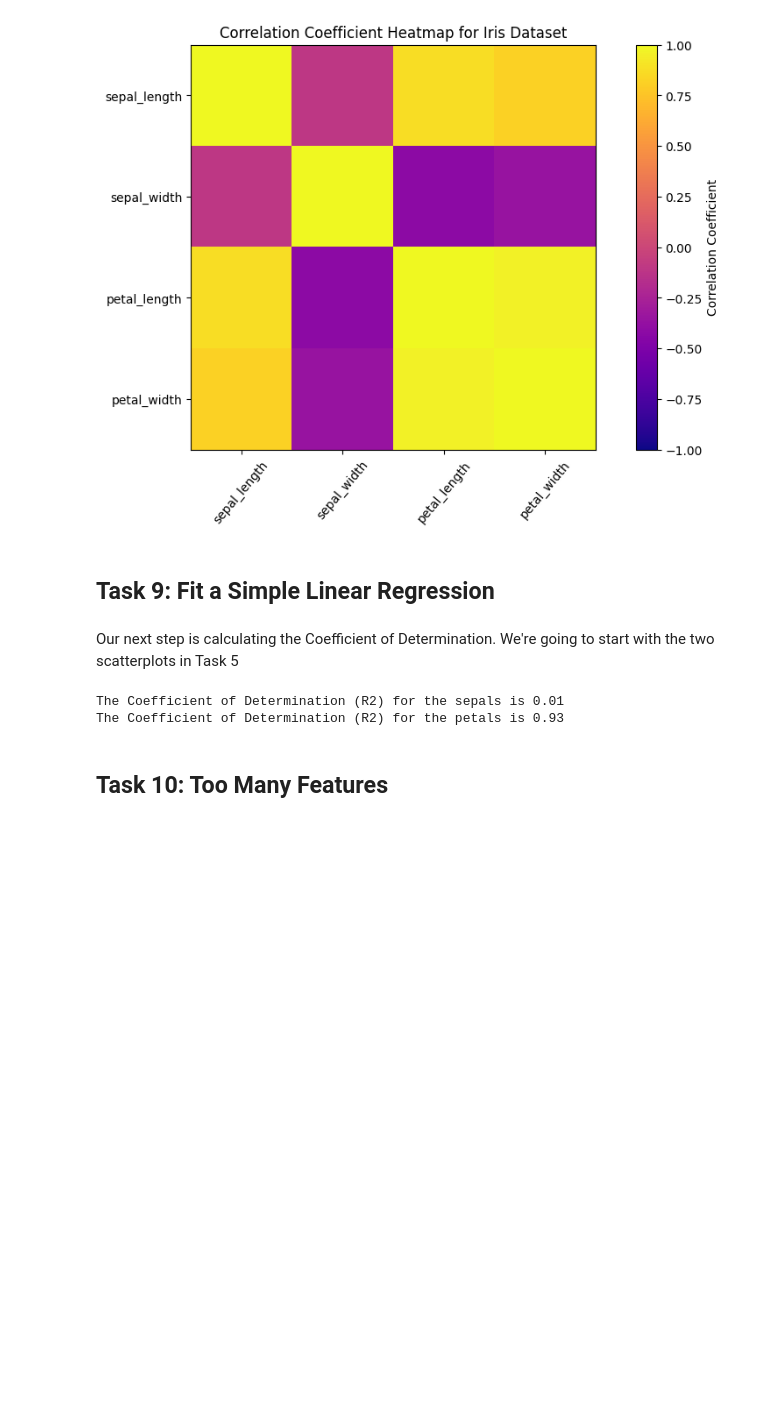
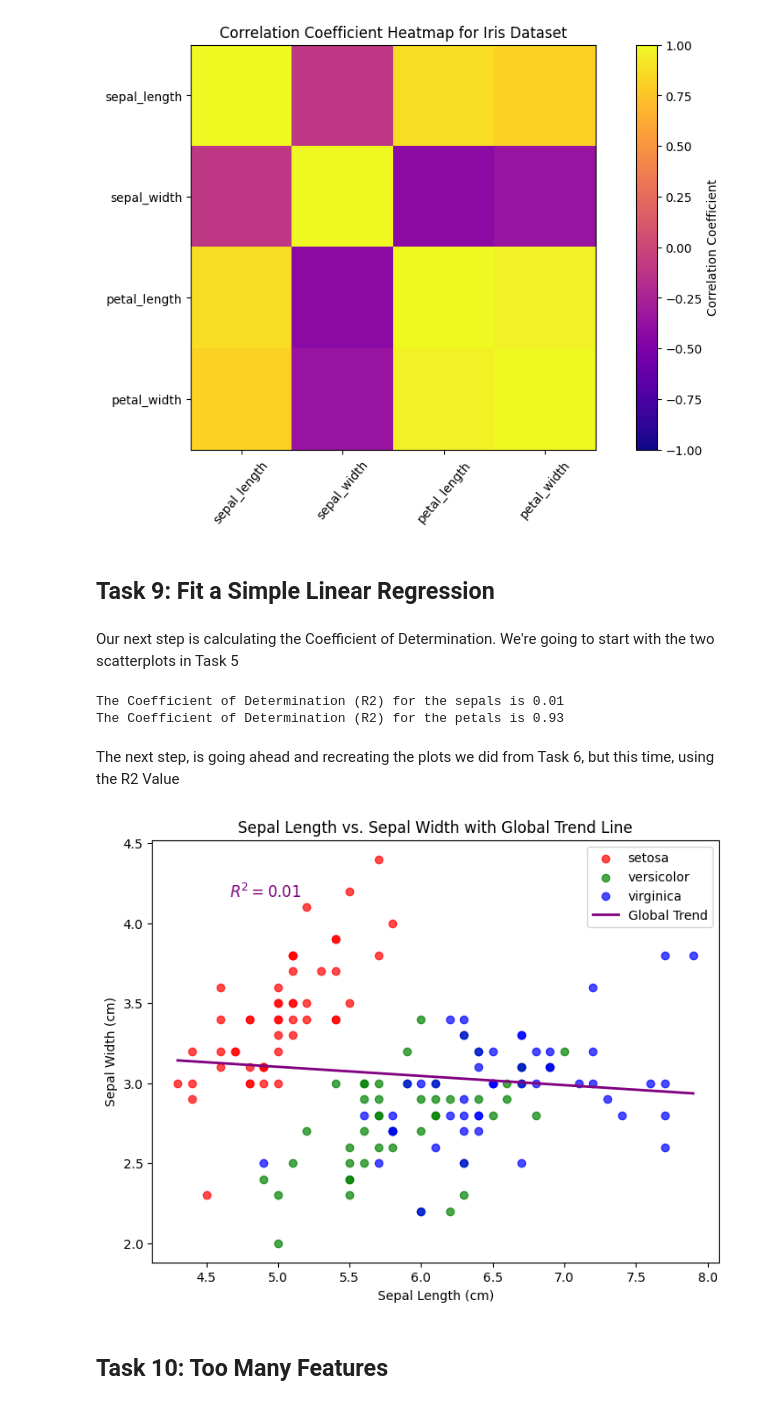
Before and after one commit to LoicBagnoud/principles_of_data_analytics, a Jupyter notebook: tasks.ipynb, the cells around one changed output. Saved outputs shown, nothing was run; the diff lists cells and outputs as text; code cells hidden in the pictures; blank space fills up the shorter version.

Commit message:
Task 9 continuation and Requirements file updated

```diff
--- a/tasks.ipynb
+++ b/tasks.ipynb
@@ -601,5 +601,36 @@ print(f"The Coefficient of Determination (R2) for the petals is {coeff_deter_pet
 # %% [output]
 The Coefficient of Determination (R2) for the sepals is 0.01
 The Coefficient of Determination (R2) for the petals is 0.93
+# %% [markdown]
+The next step, is going ahead and recreating the plots we did from Task 6, but this time, using the R2 Value
+# %%
+
+plt.figure(figsize=(8, 6))
+
+# Plot the data points for each species
+for sp in df['species'].unique():
+    subset = df[df['species'] == sp]
+    plt.scatter(subset['sepal_length'], subset['sepal_width'],
+                color=colors[sp], label=sp, alpha=0.7)
+
+# Prepare global trend line using all sepals data
+x_length = df['sepal_length']
+y_width = df['sepal_width']
+slope_global, intercept_global = np.polyfit(x_length, y_width, 1)
+x_line_global = np.linspace(x_length.min(), x_length.max(), 100)
+y_line_global = slope_global * x_line_global + intercept_global
+
+# Plot the global trend line
+plt.plot(x_line_global, y_line_global, color='purple', linewidth=2, label='Global Trend')
+plt.text(x_text, y_text, f"$R^2 = {coeff_deter_sepal:.2f}$", fontsize=12, color='purple')
+
+# Add titles and labels, then display the plot
+plt.title("Sepal Length vs. Sepal Width with Global Trend Line")
+plt.xlabel("Sepal Length (cm)")
+plt.ylabel("Sepal Width (cm)")
+plt.legend()
+plt.show()
+# %% [output]
+[figure, added]
 # %% [markdown]
 ## Task 10: Too Many Features
```
Also changed, not shown: 1 other file.
